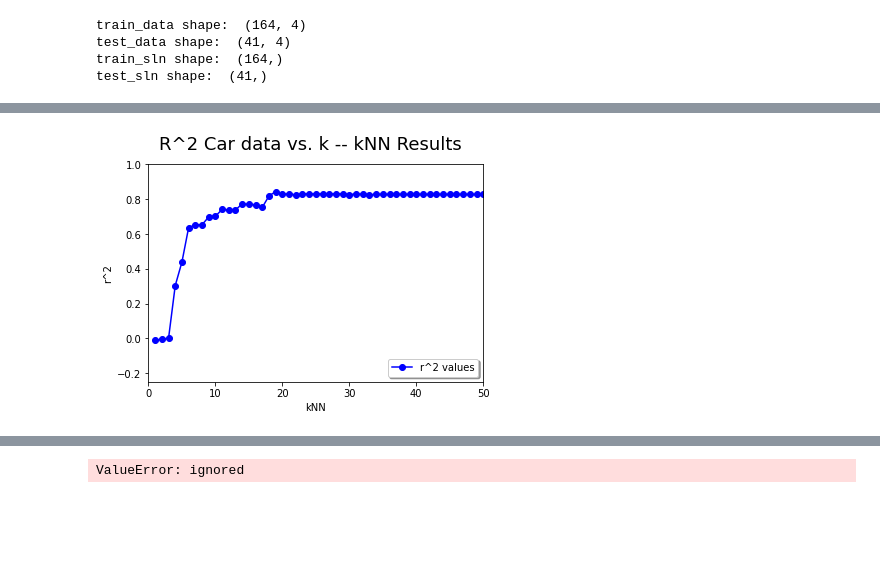
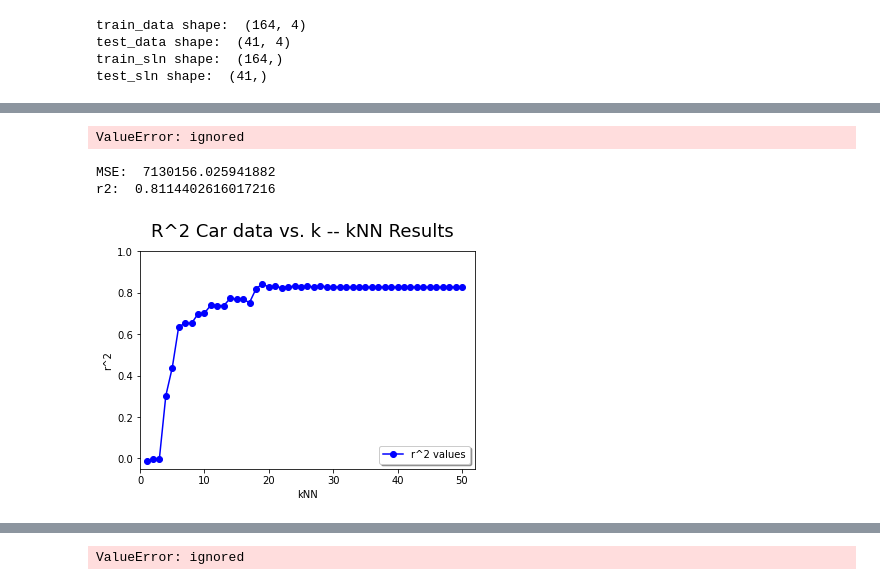
Before and after one commit to Katlynn23/Project1, a Jupyter notebook: Project1.ipynb, the cells around one changed output, grey strips where cells are left out. Saved outputs shown, nothing was run; the diff lists cells and outputs as text; code cells hidden in the pictures; blank space fills up the shorter version.

```diff
--- a/Project1.ipynb
+++ b/Project1.ipynb
@@ -151,9 +151,9 @@ from sklearn import metrics
 from sklearn import neighbors
 from sklearn.neighbors import KNeighborsRegressor
 #Not Normalized
-dt = tree.DecisionTreeRegressor()
-dt.fit(train_data,train_sln)
-predictions = dt.predict(test_data)
+neigh= neighbors.KNeighborsRegressor()
+neigh.fit(train_data,train_sln)
+predictions =neigh.predict(test_data)
 print('MSE: ', metrics.mean_squared_error(test_sln, predictions))
 print('r2: ', metrics.r2_score(test_sln, predictions))
 # %% [output]
@@ -178,0 +199,21 @@ Normalized r2:  0.8115437642568304
+# %%
+import matplotlib.pyplot as plt
+%matplotlib inline
+
+k_vals= range(1,50,2)
+r2_vals =[]
+
+for k in k_vals:
+  neigh =neighbors.KNeighborsRegressor(n_neighbors=k)
+  neigh.fit(train_data_normalized,train_sln)
+  predictions = neigh.predict(test_data_normalized)
+  r2_val=sklearn.metrics.r2_score(test_sln,predictions)
+  r2_vals.append(r2_val)
+
+plt.suptitle('R^2 Car Data vs. kNN Results',fontsize=18)
+plt.xlabel('kNN')
+plt.ylabel('r^2')
+plt.plot(k_vals,r2_vals,'ro-',label='r^2 values')
+plt.legend(loc='lower left',shadow=True)
+plt.axis([0,51,-0.25,0.6])
+plt.show()
@@ -179,22 +222,45 @@ Normalized r2:  0.8115437642568304
+# %%
+from sklearn.neighbors import KNeighborsClassifier
+#Not Normalized
+neigh= neighbors.KNeighborsClassifier(weights='uniform',n_neighbors=50)
+neigh.fit(train_data,train_sln)
+predictions =neigh.predict(test_data)
+print("NON WEIGHTED Accuracy:", metrics.accuracy_score(test_sln,predictions))
+# %% [output]
+ValueError: ignored
+# %%
+neigh= neighbors.KNeighborsClassifier(weights='distance',n_neighbors=50)
+neigh.fit (train_data,train_sln)
+predictions =neigh.predict(test_data)
+print("WEIGHTED Accuracy:", metrics.accuracy_score(test_sln,predictions))
+# %%
+dt = tree.DecisionTreeRegressor(random_state=0)
+dt.fit(train_data,train_sln)
+car_predictions = dt.predict(test_data)
+print('MSE: ', metrics.mean_squared_error(test_sln, predictions))
+print('r2: ', metrics.r2_score(test_sln, predictions))
+# %% [output]
+MSE:  7130156.025941882
+r2:  0.8114402616017216
 # %%
 import matplotlib.pyplot as plt
 %matplotlib inline
 
 max_depth_vals = range(1,51)
 norm = []
 
 for max_depth_val in max_depth_vals:
     dt = tree.DecisionTreeRegressor(random_state = 0, max_depth = max_depth_val, criterion="poisson")
     dt.fit(train_data_normalized,train_sln)
     predictions = dt.predict(test_data_normalized)
     norm.append(metrics.r2_score(test_sln, predictions))
 
 plt.suptitle('R^2 Car data vs. k -- kNN Results',fontsize=18)
 plt.xlabel('kNN')
 plt.ylabel('r^2')
 plt.plot(max_depth_vals,norm,'bo-',label='r^2 values')
 plt.legend(loc='lower right', shadow=True)
-plt.axis([0,50,-0.25,1])
+plt.axis([0,52,-0.05,1])
 plt.show()
 # %% [output]
-[figure, old version]
+[figure, new version]
```
Also changed, not shown: parts of 9 cells of this notebook.
